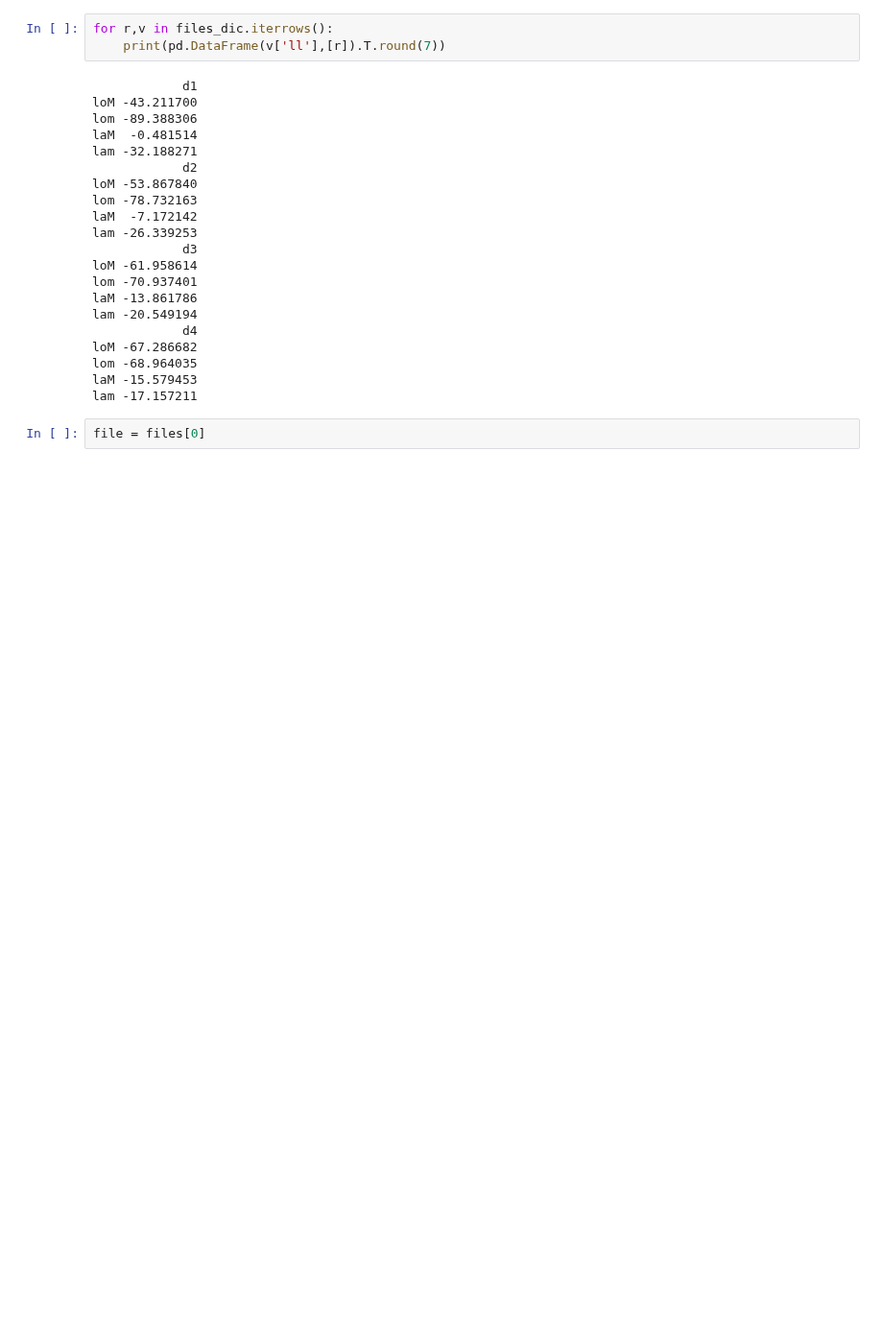
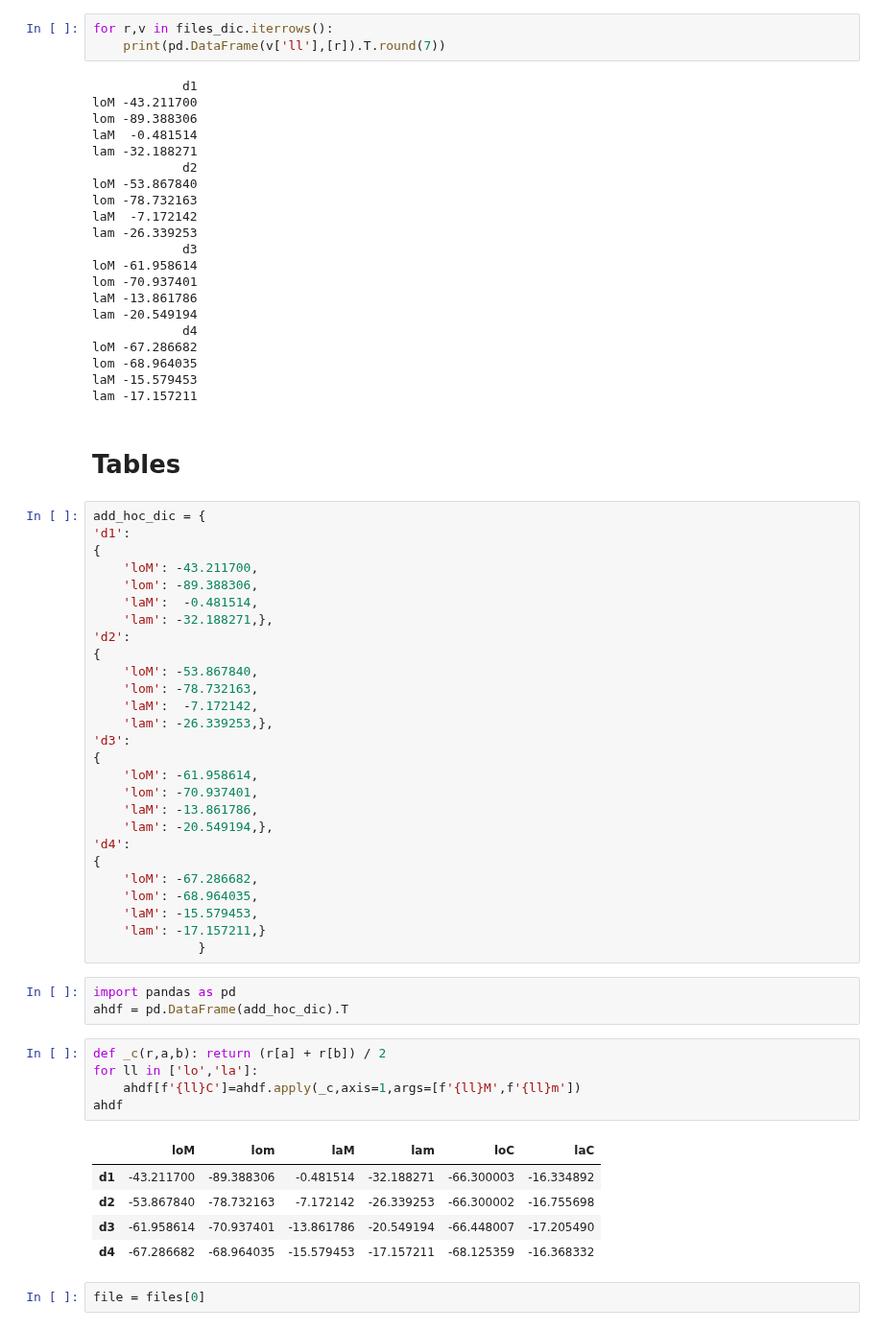
Before and after one commit to daliagachc/wrf_management, a Jupyter notebook: wrf_management/notebooks/check_out_grid_4_flexpart/out_grid.ipynb, the cells around one changed output. Shown at 96% size. Cells and saved outputs as stored; diff of their text form; blank space fills up the shorter version.

```diff
--- a/wrf_management/notebooks/check_out_grid_4_flexpart/out_grid.ipynb
+++ b/wrf_management/notebooks/check_out_grid_4_flexpart/out_grid.ipynb
@@ -58,6 +62,49 @@ loM -67.286682
 lom -68.964035
 laM -15.579453
 lam -17.157211
+# %% [markdown]
+# Tables
+# %%
+add_hoc_dic = {
+'d1':
+{
+    'loM': -43.211700,
+    'lom': -89.388306,
+    'laM':  -0.481514,
+    'lam': -32.188271,},
+'d2':
+{
+    'loM': -53.867840,
+    'lom': -78.732163,
+    'laM':  -7.172142,
+    'lam': -26.339253,},
+'d3':
+{
+    'loM': -61.958614,
+    'lom': -70.937401,
+    'laM': -13.861786,
+    'lam': -20.549194,},
+'d4':
+{
+    'loM': -67.286682,
+    'lom': -68.964035,
+    'laM': -15.579453,
+    'lam': -17.157211,}
+              }
+# %%
+import pandas as pd
+ahdf = pd.DataFrame(add_hoc_dic).T
+# %%
+def _c(r,a,b): return (r[a] + r[b]) / 2
+for ll in ['lo','la']:
+    ahdf[f'{ll}C']=ahdf.apply(_c,axis=1,args=[f'{ll}M',f'{ll}m'])
+ahdf
+# %% [output]
+|  | loM | lom | laM | lam | loC | laC |
+| d1 | -43.211700 | -89.388306 | -0.481514 | -32.188271 | -66.300003 | -16.334892 |
+| d2 | -53.867840 | -78.732163 | -7.172142 | -26.339253 | -66.300002 | -16.755698 |
+| d3 | -61.958614 | -70.937401 | -13.861786 | -20.549194 | -66.448007 | -17.205490 |
+| d4 | -67.286682 | -68.964035 | -15.579453 | -17.157211 | -68.125359 | -16.368332 |
 # %%
 file = files[0]
 # %%
```
Also changed, not shown: parts of 2 cells of this notebook, 12 other files.
